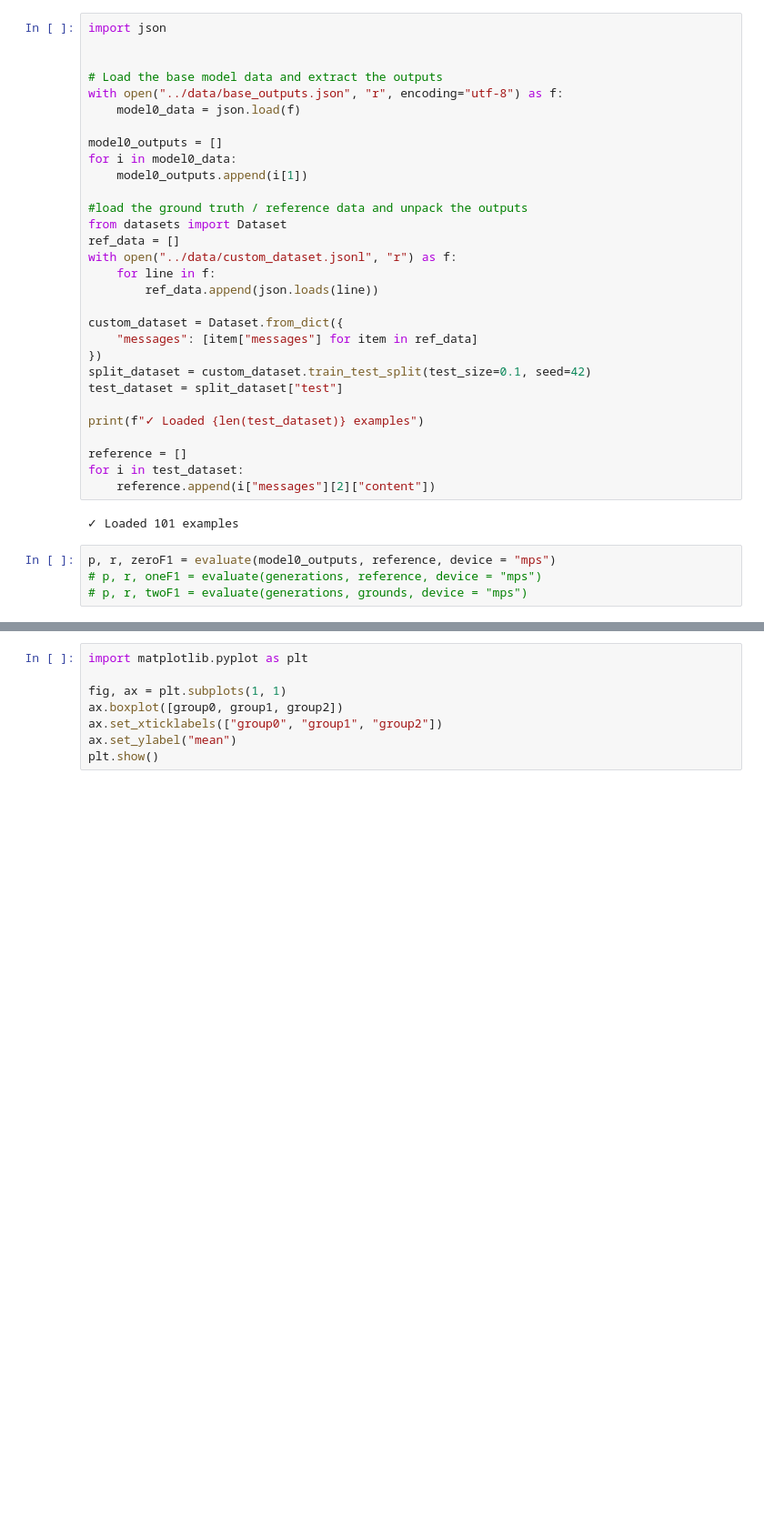
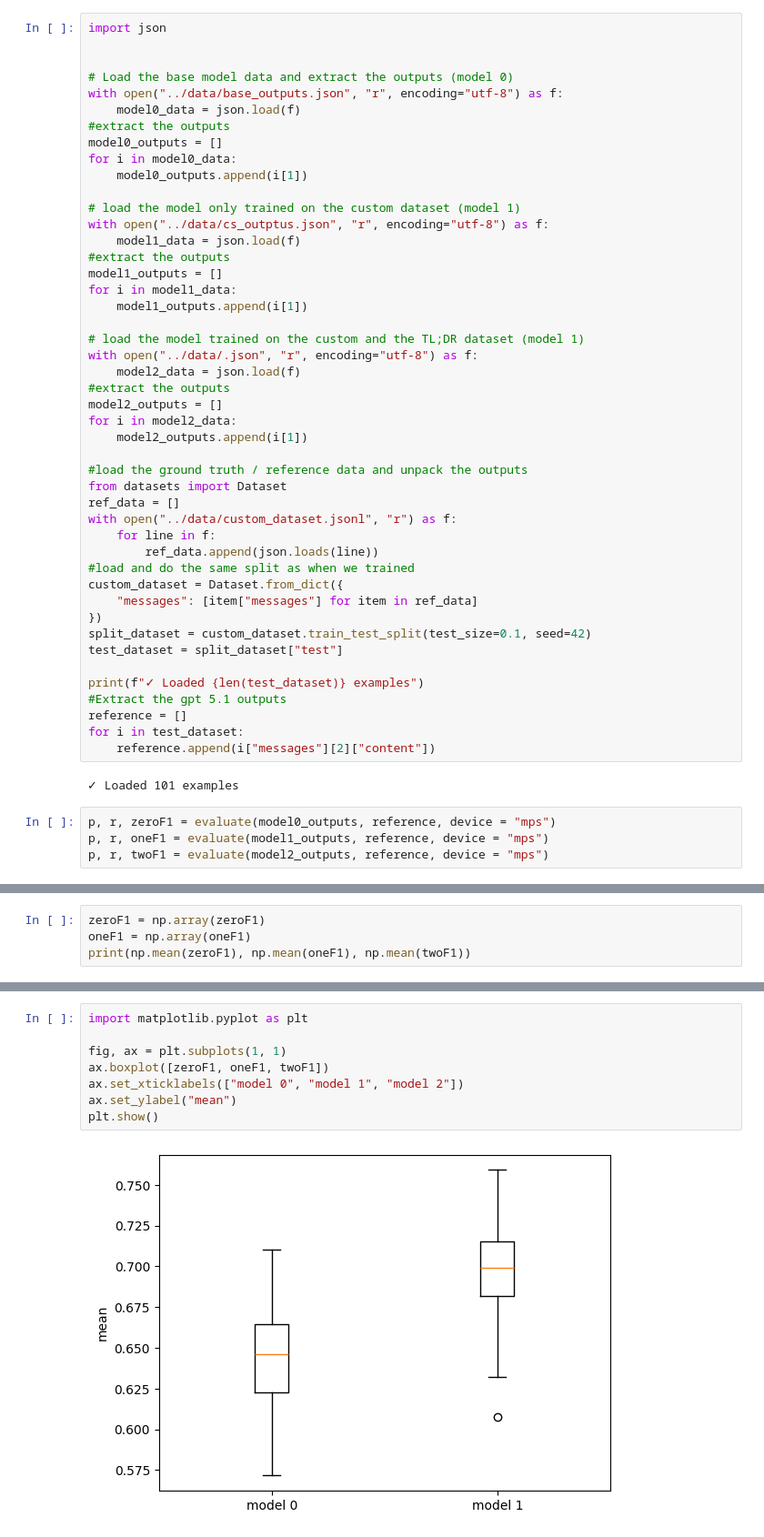
Before and after one commit to Thorkild556/NLP_project_group6, a Jupyter notebook: lab/model_evaluation.ipynb, the cells around one changed output, grey strips where cells are left out. Shown: that part at 91% size. Cells and saved outputs as stored; diff of their text form; blank space fills up the shorter version.

```diff
--- a/lab/model_evaluation.ipynb
+++ b/lab/model_evaluation.ipynb
@@ -10,13 +12,29 @@ from src.evaluate import evaluate
 import json
 
 
-# Load the base model data and extract the outputs
+# Load the base model data and extract the outputs (model 0)
 with open("../data/base_outputs.json", "r", encoding="utf-8") as f:
     model0_data = json.load(f)
-
+#extract the outputs
 model0_outputs = []
 for i in model0_data:
     model0_outputs.append(i[1])
+
+# load the model only trained on the custom dataset (model 1)
+with open("../data/cs_outptus.json", "r", encoding="utf-8") as f:
+    model1_data = json.load(f)
+#extract the outputs
+model1_outputs = []
+for i in model1_data:
+    model1_outputs.append(i[1])
+
+# load the model trained on the custom and the TL;DR dataset (model 1)
+with open("../data/.json", "r", encoding="utf-8") as f:
+    model2_data = json.load(f)
+#extract the outputs
+model2_outputs = []
+for i in model2_data:
+    model2_outputs.append(i[1])
 
 #load the ground truth / reference data and unpack the outputs
 from datasets import Dataset
@@ -24,7 +42,7 @@ ref_data = []
 with open("../data/custom_dataset.jsonl", "r") as f:
     for line in f:
         ref_data.append(json.loads(line))
-
+#load and do the same split as when we trained
 custom_dataset = Dataset.from_dict({
     "messages": [item["messages"] for item in ref_data]
 })
@@ -32,7 +50,7 @@ split_dataset = custom_dataset.train_test_split(test_size=0.1, seed=42)
 test_dataset = split_dataset["test"]
 
 print(f"✓ Loaded {len(test_dataset)} examples")
-
+#Extract the gpt 5.1 outputs
 reference = []
 for i in test_dataset:
     reference.append(i["messages"][2]["content"])
@@ -40,5 +58,5 @@ for i in test_dataset:
 ✓ Loaded 101 examples
 # %%
 p, r, zeroF1 = evaluate(model0_outputs, reference, device = "mps")
-# p, r, oneF1 = evaluate(generations, reference, device = "mps")
-# p, r, twoF1 = evaluate(generations, grounds, device = "mps")
+p, r, oneF1 = evaluate(model1_outputs, reference, device = "mps")
+p, r, twoF1 = evaluate(model2_outputs, reference, device = "mps")
@@ -47,0 +63,4 @@ from scipy.stats import tukey_hsd
+# %%
+zeroF1 = np.array(zeroF1)
+oneF1 = np.array(oneF1)
+print(np.mean(zeroF1), np.mean(oneF1), np.mean(twoF1))
@@ -48,8 +69,10 @@ from scipy.stats import tukey_hsd
 # %%
 import matplotlib.pyplot as plt
 
 fig, ax = plt.subplots(1, 1)
-ax.boxplot([group0, group1, group2])
-ax.set_xticklabels(["group0", "group1", "group2"])
+ax.boxplot([zeroF1, oneF1, twoF1])
+ax.set_xticklabels(["model 0", "model 1", "model 2"])
 ax.set_ylabel("mean")
 plt.show()
+# %% [output]
+[figure, added]
```
Also changed, not shown: parts of 6 cells of this notebook, 1 other file.
